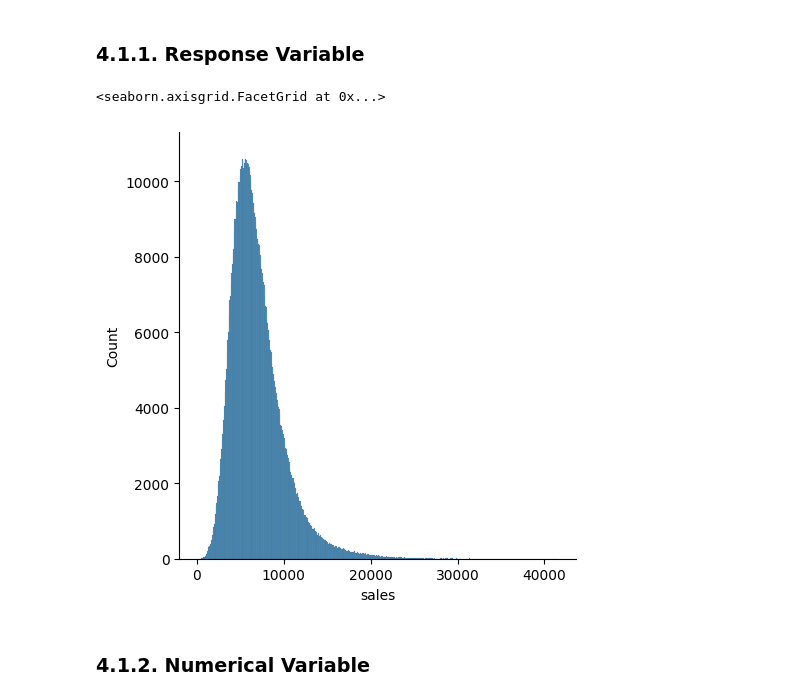
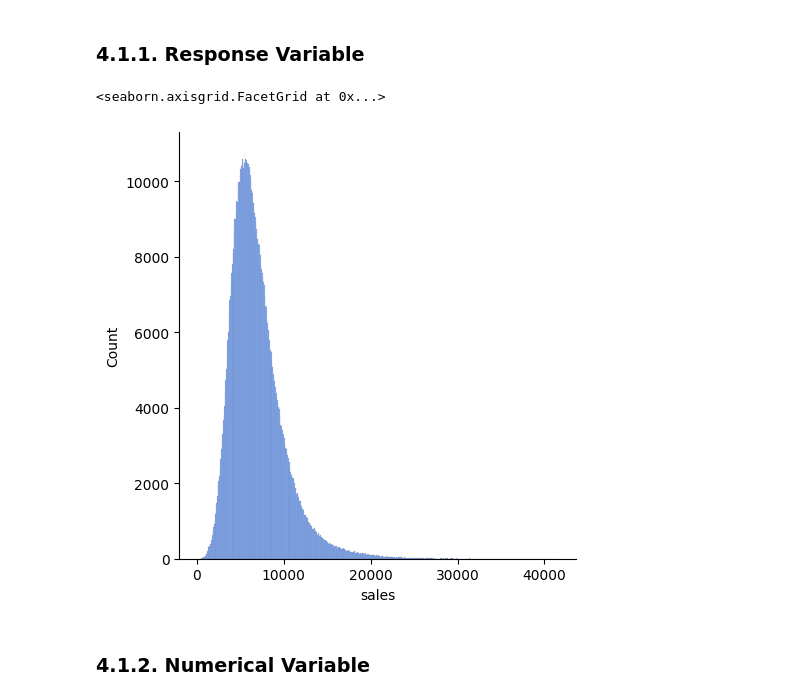
Before and after one commit to smaascarenhas/rossmann_sales_prediction, a Jupyter notebook: m04_v01_store_sales_prediction.ipynb, the cells around one changed output. Saved outputs shown, nothing was run; the diff lists cells and outputs as text; code cells hidden in the pictures.

```diff
--- a/m04_v01_store_sales_prediction.ipynb
+++ b/m04_v01_store_sales_prediction.ipynb
@@ -352,10 +352,10 @@ df4 = df3.copy()
 # %% [markdown]
 ### 4.1.1. Response Variable
 # %%
-sns.displot(df4['sales'], kde=False)
+sns.displot(df4['sales'], kde=False, color='#6C9EFF')
 # %% [output]
 <seaborn.axisgrid.FacetGrid at 0x...>
-[figure, old version]
+[figure, new version]
 # %% [markdown]
 ### 4.1.2. Numerical Variable
 # %%
```
Also changed, not shown: parts of 14 cells of this notebook.
